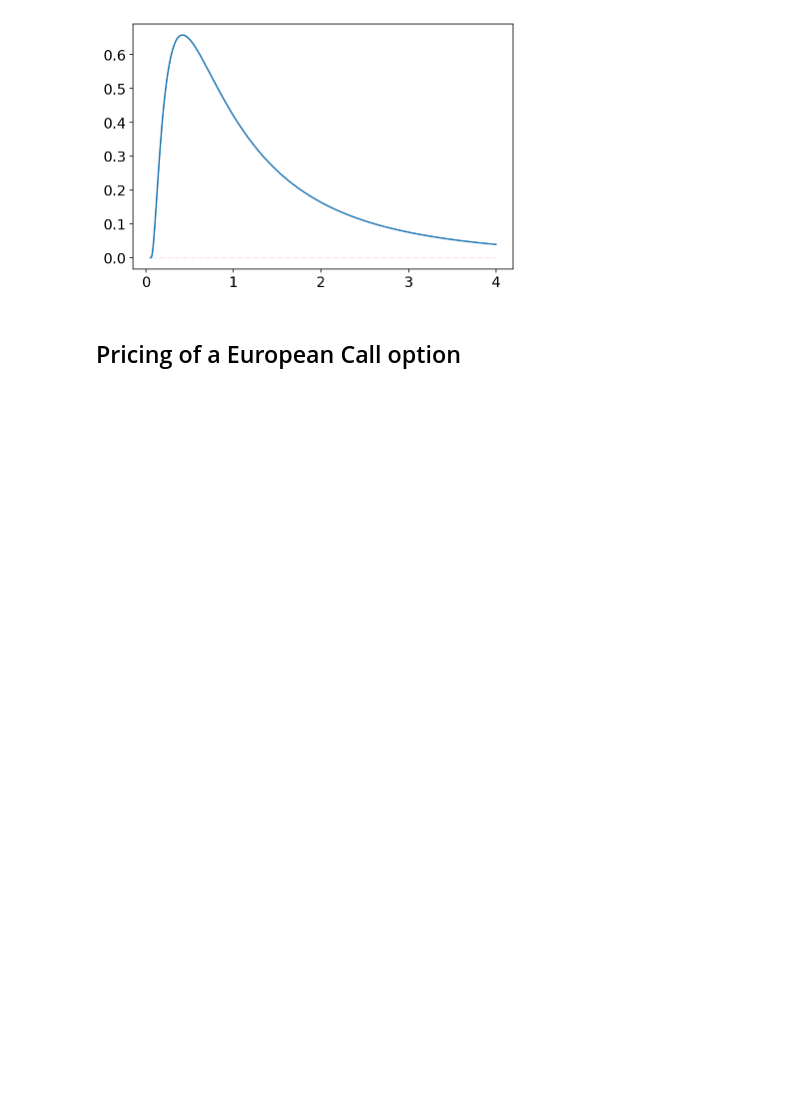
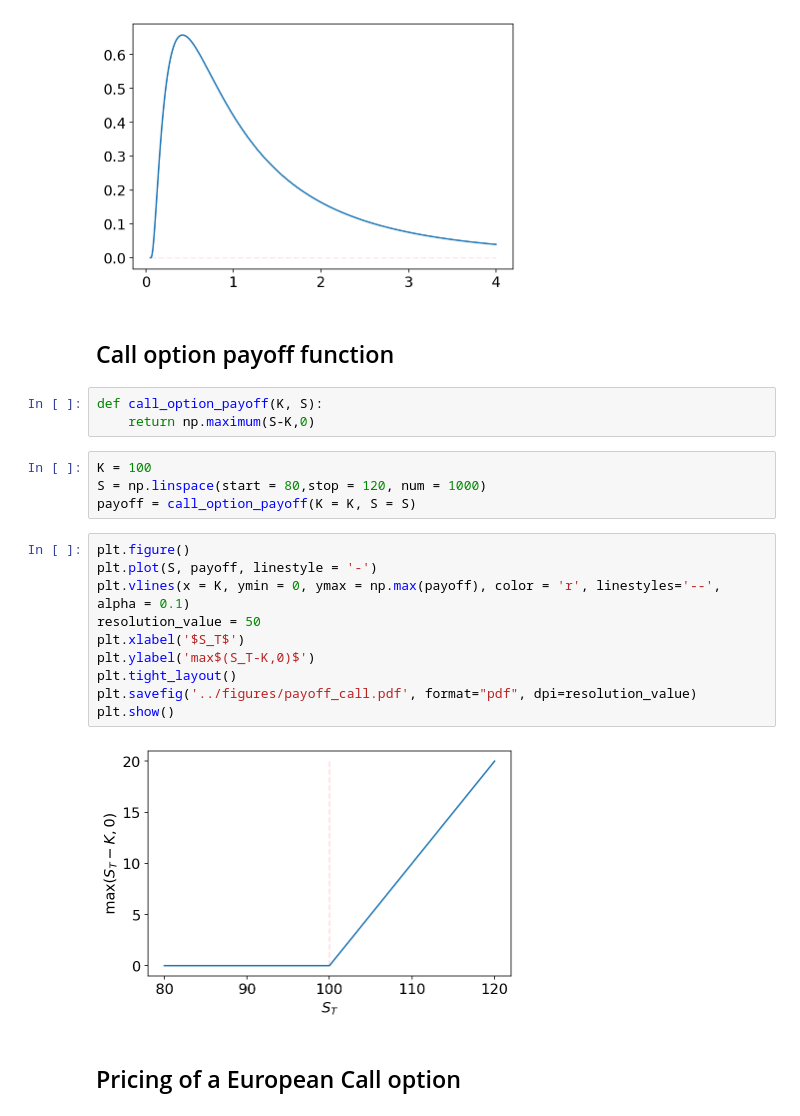
Before and after one commit to leandro-sbetancourt/kcl-continuous-time-finance, a Jupyter notebook: notebooks/Ch5-Continuous-time models.ipynb, the cells around one changed output. Cells and saved outputs as stored; diff of their text form; blank space fills up the shorter version.

```diff
--- a/notebooks/Ch5-Continuous-time models.ipynb
+++ b/notebooks/Ch5-Continuous-time models.ipynb
@@ -53,6 +53,27 @@ plt.savefig('../figures/log_normal_pdf.pdf', format="pdf", dpi=resolution_value)
 plt.show()
 # %% [output]
 [figure]
+# %% [markdown]
+## Call option payoff function
+# %%
+def call_option_payoff(K, S):
+    return np.maximum(S-K,0)
+# %%
+K = 100
+S = np.linspace(start = 80,stop = 120, num = 1000)
+payoff = call_option_payoff(K = K, S = S)
+# %%
+plt.figure()
+plt.plot(S, payoff, linestyle = '-')
+plt.vlines(x = K, ymin = 0, ymax = np.max(payoff), color = 'r', linestyles='--', alpha = 0.1)
+resolution_value = 50
+plt.xlabel('$S_T$')
+plt.ylabel('max$(S_T-K,0)$')
+plt.tight_layout()
+plt.savefig('../figures/payoff_call.pdf', format="pdf", dpi=resolution_value)
+plt.show()
+# %% [output]
+[figure, added]
 # %% [markdown]
 ## Pricing of a European Call option
 # %%
```
